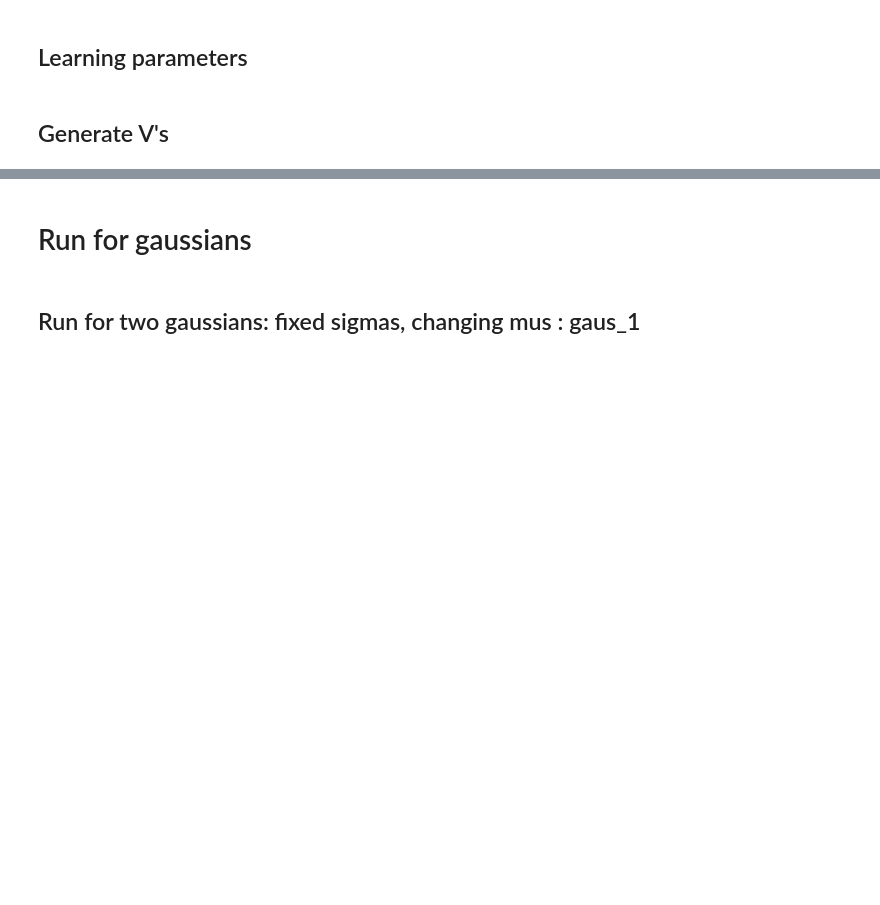
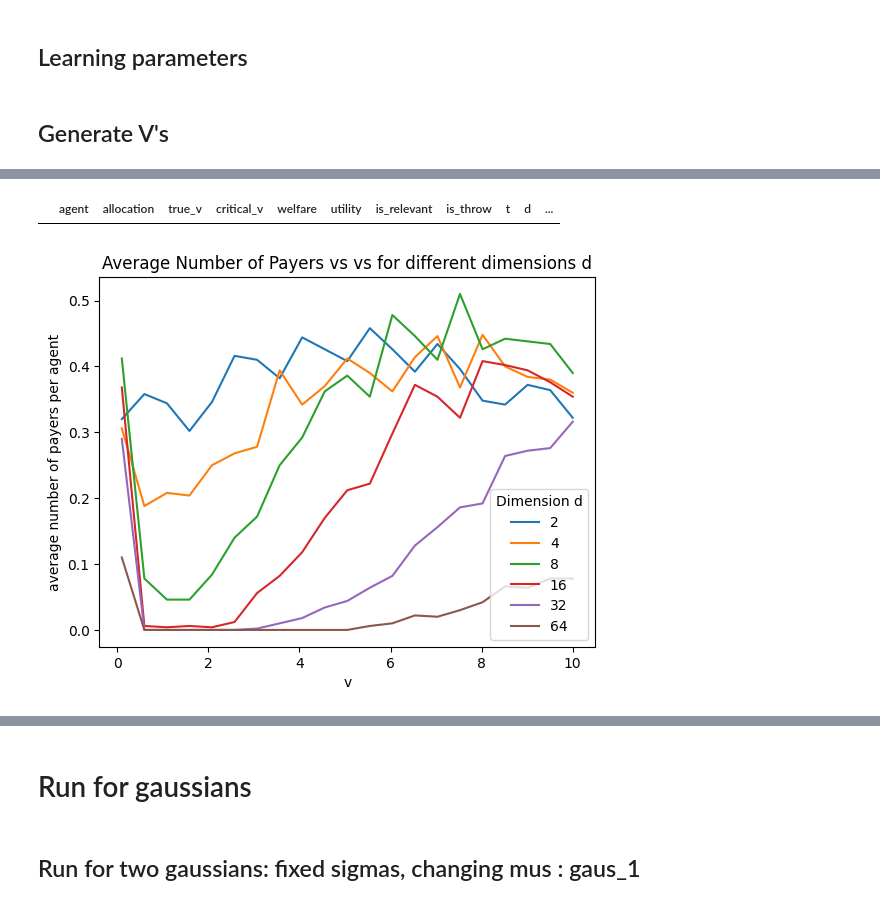
Before and after one commit to BML-Technion/accuracy_auctions, a Jupyter notebook: experiments_2.ipynb, the cells around one changed output, grey strips where cells are left out. Cells and saved outputs as stored; diff of their text form; code cells hidden in the pictures; blank space fills up the shorter version.

```diff
--- a/experiments_2.ipynb
+++ b/experiments_2.ipynb
@@ -31,13 +31,12 @@ use_loss = 'hinge' #'log' or 'hinge' or 'squared_hinge'
 sigma_loss = 1.0
 c = 1.0 # choose c without scaling
 show_plots = False # set to True to see plots of the binary search
-is_throw = True # set to True to throw out points outside margin --> only when loss is lipschitz.
-#TODO: add is throw to outside_inside function
+is_throw = False # set to True to throw out points outside margin --> only when loss is lipschitz.
 k = None # if none will be set based on data max norm
 k_coef = 1.0 # coefficient to multiply k with
 fit_intercept = True # whether to fit intercept in SVM model
 ds = [2, 4, 8, 16, 32, 64] # dimensions to run experiments on
-T = 200  # number of trials
+T = 500  # number of trials
 # %% [markdown]
 ## Generate V's
 # %%
@@ -48,0 +140,20 @@ def generate_v_data_2(n_neg, n_pos, rng = None):
+# %%
+def generate_gaus_data_v(v, n_pos, n_neg, mu_pos, mu_neg, sigma_pos, sigma_neg, rng, d=1):
+    X_neg = rng.normal(loc=mu_neg, scale=sigma_neg, size=(n_neg, d)) # label -1
+    X_pos = rng.normal(loc=mu_pos, scale=sigma_pos, size=(n_pos, d)) # label 1
+    X = np.vstack([X_neg, X_pos])
+    y = np.concatenate([-1 * np.ones(n_neg),np.ones(n_pos)])
+
+    v_vector = np.concatenate([v * np.ones(n_neg),np.ones(n_pos)])
+    return X, y, v_vector
+# %%
+# choose parameters
+n_pos = 50 # number of data points in a sample with label 1
+n_neg = 50 # number of data points in a sample with label -1
+n_val_pos = 200
+n_val_neg = 200
+sigma_pos = 1.0
+sigma_neg = 1.0
+mu_pos = 1.0
+mu_neg = -1.0
+vs = np.linspace(0.1, 10, 21) # different sigmas to run the experiments on
@@ -48,0 +196,16 @@ def generate_v_data_2(n_neg, n_pos, rng = None):
+# %%
+mega_df_gaus_v = pd.concat(
+    Parallel(n_jobs=-1, backend="loky")(
+        delayed(compute_metrics_gaus_v)(t) for t in range(T)
+        ),
+        ignore_index=True
+)
+# %%
+mega_df_gaus_v[(mega_df_gaus_v['allocation'] == 0) & (mega_df_gaus_v['is_relevant'] == 1)]
+# %% [output]
+|  | agent | allocation | true_v | critical_v | welfare | utility | is_relevant | is_throw | t | d | ... |
+# %%
+var = 'v'
+plot_mean_num_payers(mega_df_gaus_v, var, labels = [1, -1])
+# %% [output]
+[figure, added]
```
Also changed, not shown: parts of 46 cells of this notebook, 6 other files.
